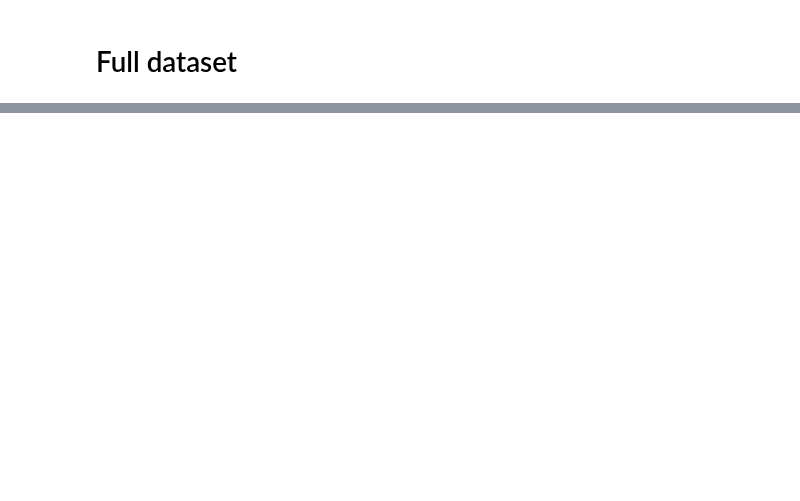
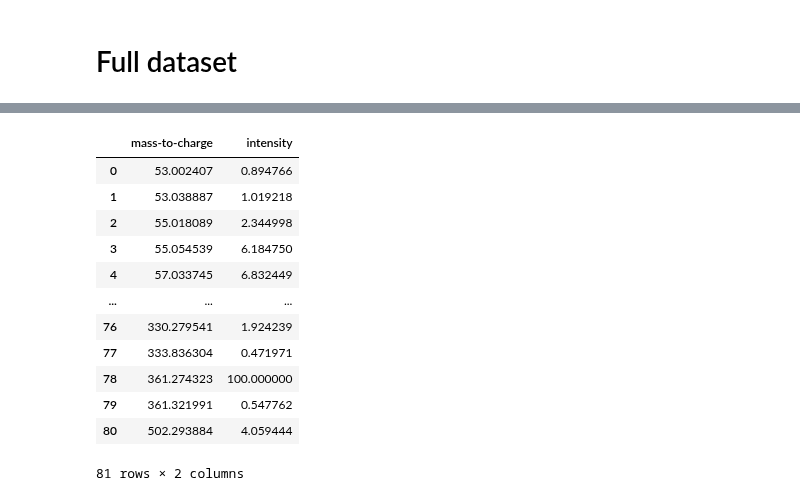
Before and after one commit to etienneguevel/annotix, a Jupyter notebook: notebooks/explo.ipynb, the cells around one changed output, grey strips where cells are left out. Saved outputs shown, nothing was run; the diff lists cells and outputs as text; code cells hidden in the pictures; blank space fills up the shorter version.

```diff
--- a/notebooks/explo.ipynb
+++ b/notebooks/explo.ipynb
@@ -137,0 +164,16 @@ for pos, test_case in enumerate(sample):
+# %%
+spec_unknown
+# %% [output]
+|  | mass-to-charge | intensity |
+| 0 | 53.002407 | 0.894766 |
+| 1 | 53.038887 | 1.019218 |
+| 2 | 55.018089 | 2.344998 |
+| 3 | 55.054539 | 6.184750 |
+| 4 | 57.033745 | 6.832449 |
+| ... | ... | ... |
+| 76 | 330.279541 | 1.924239 |
+| 77 | 333.836304 | 0.471971 |
+| 78 | 361.274323 | 100.000000 |
+| 79 | 361.321991 | 0.547762 |
+| 80 | 502.293884 | 4.059444 |
+81 rows × 2 columns
```
Also changed, not shown: parts of 13 cells of this notebook, 5 other files.
